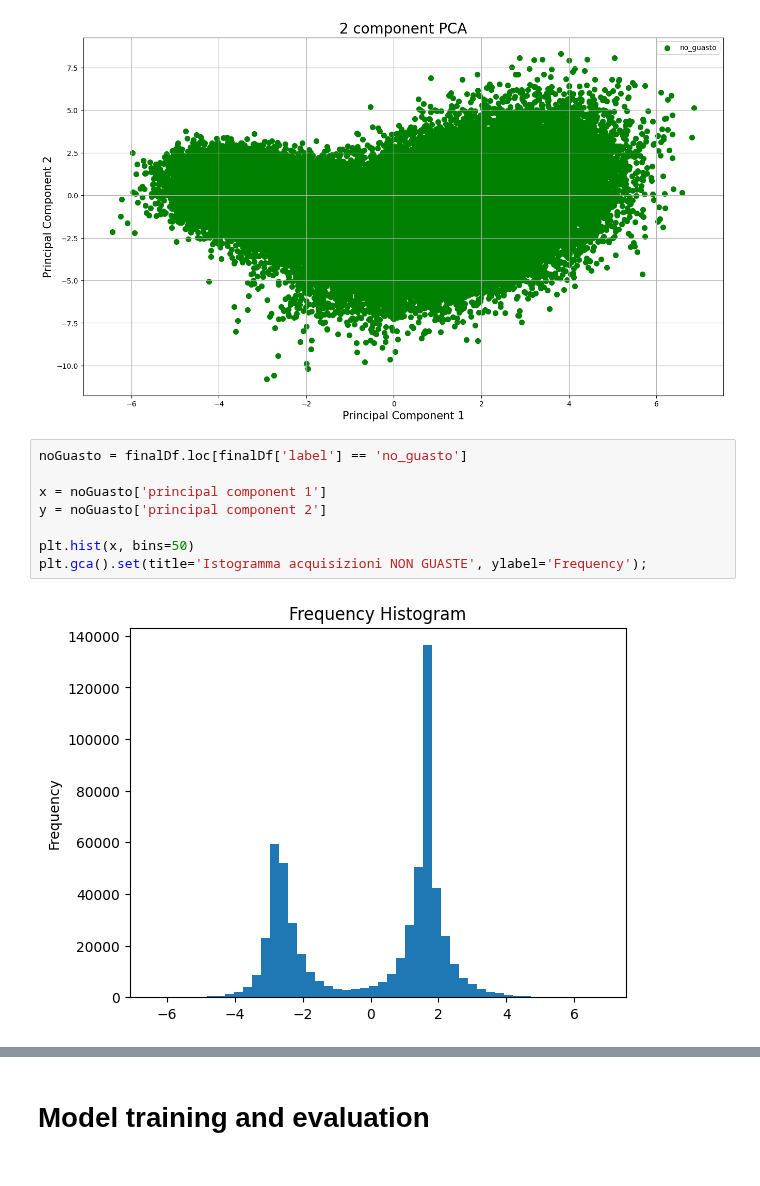
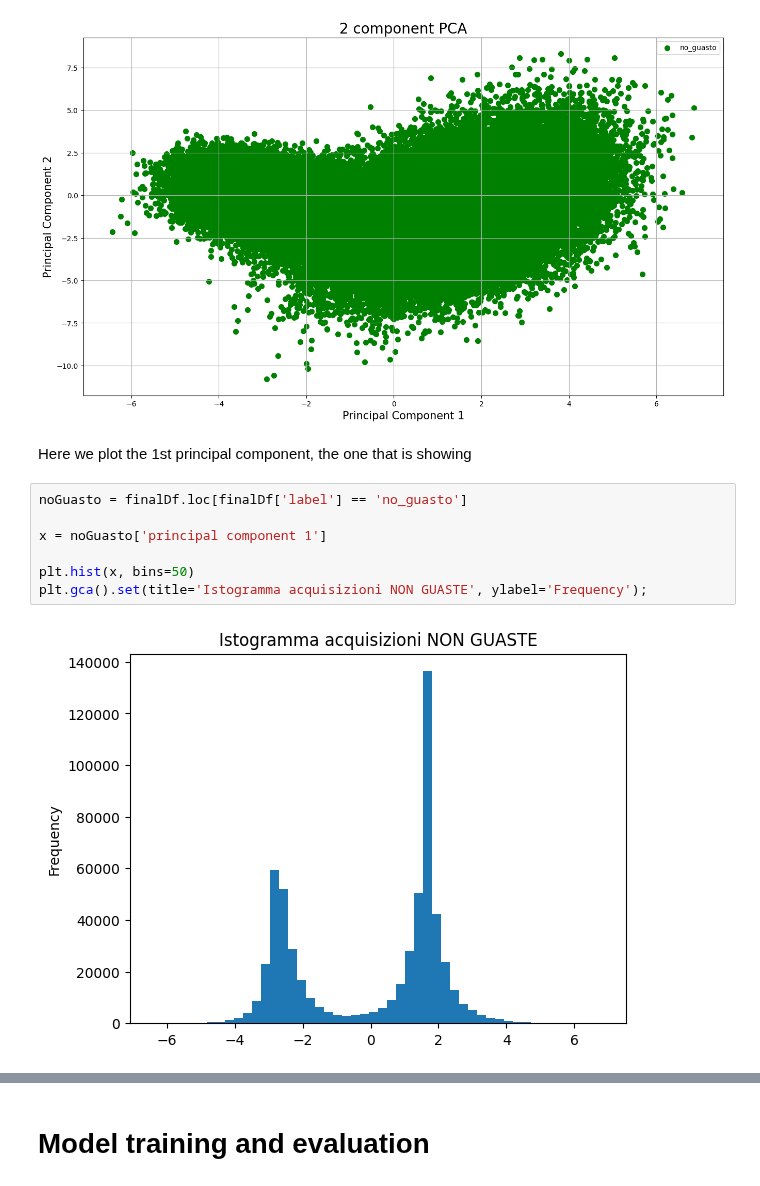
Before and after one commit to BianchiLuca28/project_CSD, a Jupyter notebook: notebook_exploration_cleaning/new_analysis.ipynb, the cells around one changed output, grey strips where cells are left out. Saved outputs shown, nothing was run; the diff lists cells and outputs as text.

```diff
--- a/notebook_exploration_cleaning/new_analysis.ipynb
+++ b/notebook_exploration_cleaning/new_analysis.ipynb
@@ -177,16 +182,17 @@ ax.legend(targets)
 ax.grid()
 # %% [output]
 [figure]
+# %% [markdown]
+Here we plot the 1st principal component, the one that is showing
 # %%
 noGuasto = finalDf.loc[finalDf['label'] == 'no_guasto']
 
 x = noGuasto['principal component 1']
-y = noGuasto['principal component 2']
 
 plt.hist(x, bins=50)
 plt.gca().set(title='Istogramma acquisizioni NON GUASTE', ylabel='Frequency');
 # %% [output]
-[figure, old version]
+[figure, new version]
 # %%
 guasto = finalDf.loc[finalDf['label'] == 'guasto']
 
```
Also changed, not shown: parts of 16 cells of this notebook.
